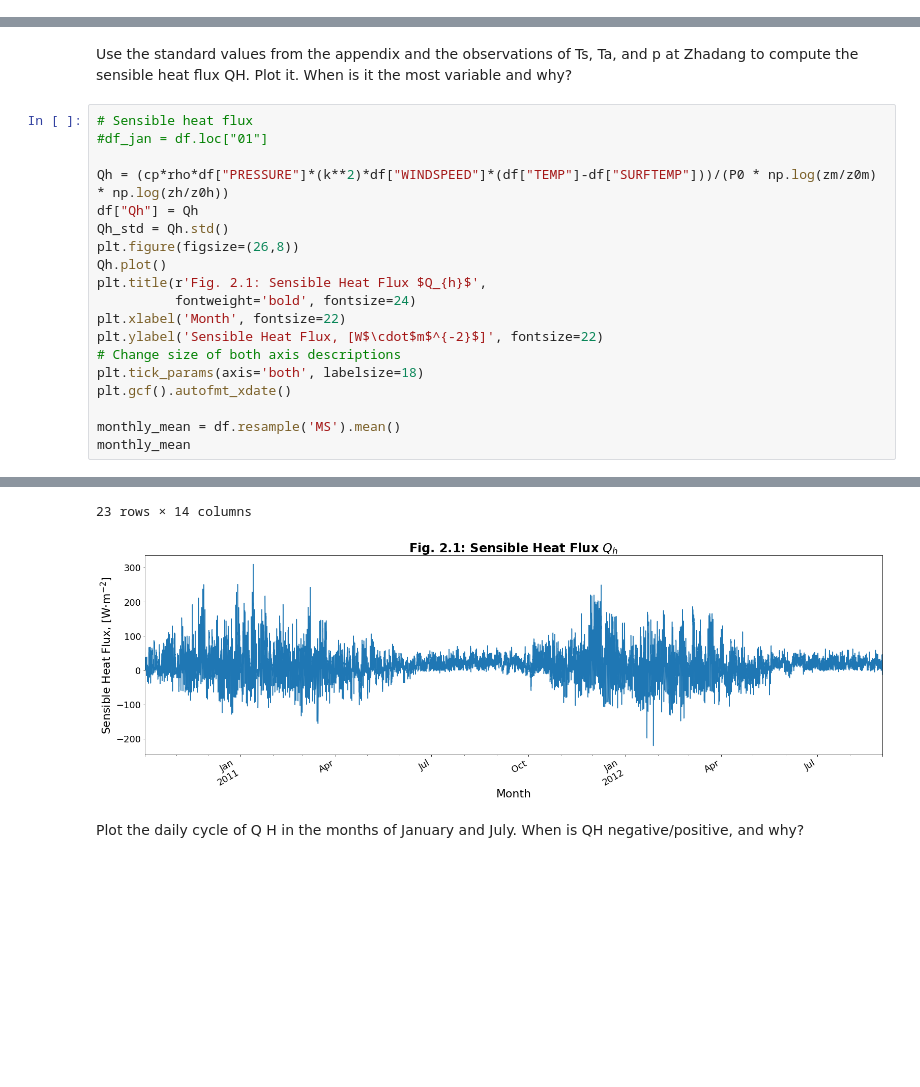
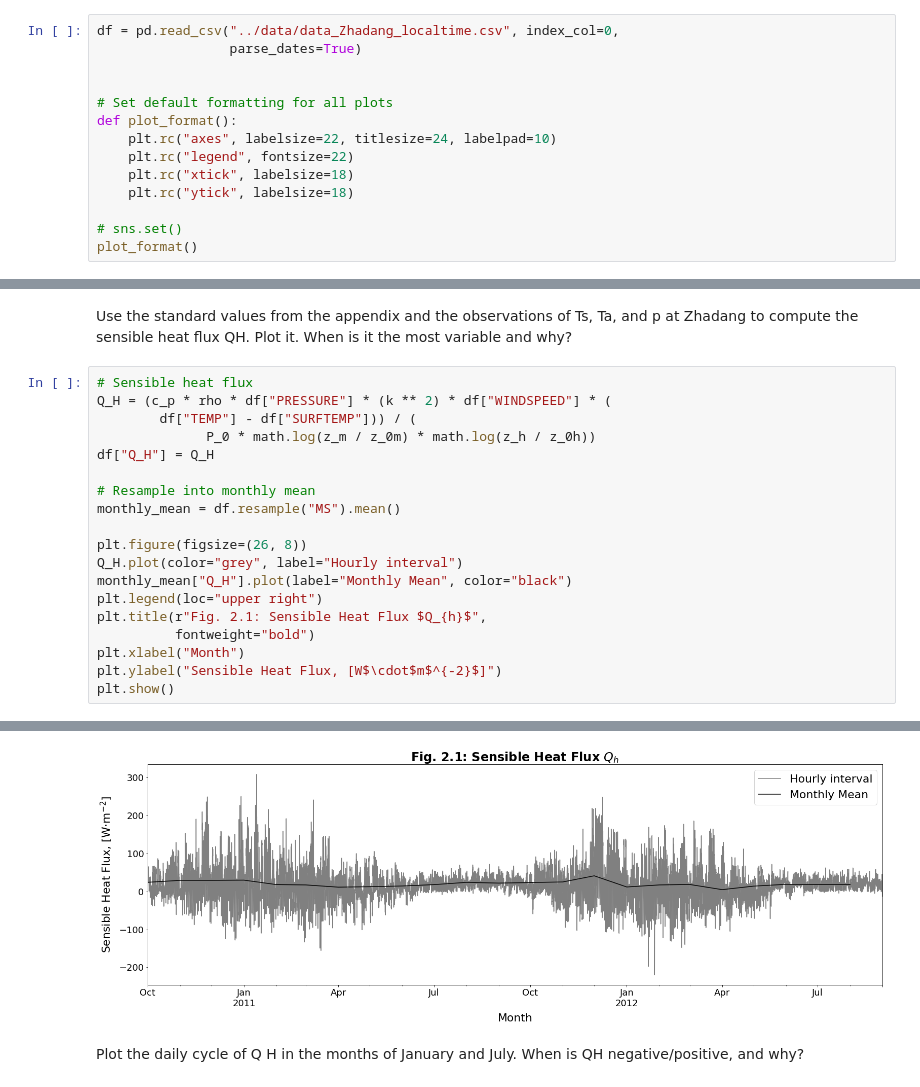
Before and after one commit to calumwinter/khione, a Jupyter notebook: notebooks/Ex 2 Turbulent Fluxes.ipynb, the cells around one changed output, grey strips where cells are left out. Drawn from its saved outputs; the diff is of its cells as text; blank space fills up the shorter version.

Commit message:
Exercise 2 plots

```diff
--- a/notebooks/Ex 2 Turbulent Fluxes.ipynb
+++ b/notebooks/Ex 2 Turbulent Fluxes.ipynb
@@ -33 +12,15 @@ df
+# %%
+df = pd.read_csv("../data/data_Zhadang_localtime.csv", index_col=0,
+                 parse_dates=True)
+
+
+# Set default formatting for all plots
+def plot_format():
+    plt.rc("axes", labelsize=22, titlesize=24, labelpad=10)
+    plt.rc("legend", fontsize=22)
+    plt.rc("xtick", labelsize=18)
+    plt.rc("ytick", labelsize=18)
+
+# sns.set()
+plot_format()
 # %%
@@ -48,21 +46,21 @@ P0 = 1010 # hPa
 Use the standard values from the appendix and the observations of Ts, Ta, and p at Zhadang to compute the sensible heat flux  QH. Plot it. When is it the most variable and why?
 # %%
 # Sensible heat flux
-#df_jan = df.loc["01"]
+Q_H = (c_p * rho * df["PRESSURE"] * (k ** 2) * df["WINDSPEED"] * (
+        df["TEMP"] - df["SURFTEMP"])) / (
+              P_0 * math.log(z_m / z_0m) * math.log(z_h / z_0h))
+df["Q_H"] = Q_H
 
-Qh = (cp*rho*df["PRESSURE"]*(k**2)*df["WINDSPEED"]*(df["TEMP"]-df["SURFTEMP"]))/(P0 * np.log(zm/z0m) * np.log(zh/z0h))
-df["Qh"] = Qh
-Qh_std = Qh.std()
-plt.figure(figsize=(26,8))
-Qh.plot()
-plt.title(r'Fig. 2.1: Sensible Heat Flux $Q_{h}$',
-          fontweight='bold', fontsize=24)
-plt.xlabel('Month', fontsize=22)
-plt.ylabel('Sensible Heat Flux, [W$\cdot$m$^{-2}$]', fontsize=22)
-# Change size of both axis descriptions
-plt.tick_params(axis='both', labelsize=18)
-plt.gcf().autofmt_xdate()
+# Resample into monthly mean
+monthly_mean = df.resample("MS").mean()
 
-monthly_mean = df.resample('MS').mean()
-monthly_mean
+plt.figure(figsize=(26, 8))
+Q_H.plot(color="grey", label="Hourly interval")
+monthly_mean["Q_H"].plot(label="Monthly Mean", color="black")
+plt.legend(loc="upper right")
+plt.title(r"Fig. 2.1: Sensible Heat Flux $Q_{h}$",
+          fontweight="bold")
+plt.xlabel("Month")
+plt.ylabel("Sensible Heat Flux, [W$\cdot$m$^{-2}$]")
+plt.show()
 # %% [output]
@@ -86,4 +67,3 @@ monthly_mean
-23 rows × 14 columns
-[figure, old version]
+[figure, new version]
 # %% [markdown]
 Plot the daily cycle of Q H in the months of January and July. When is QH negative/positive, and why?
```
Also changed, not shown: parts of 26 cells of this notebook, 1 other file.
